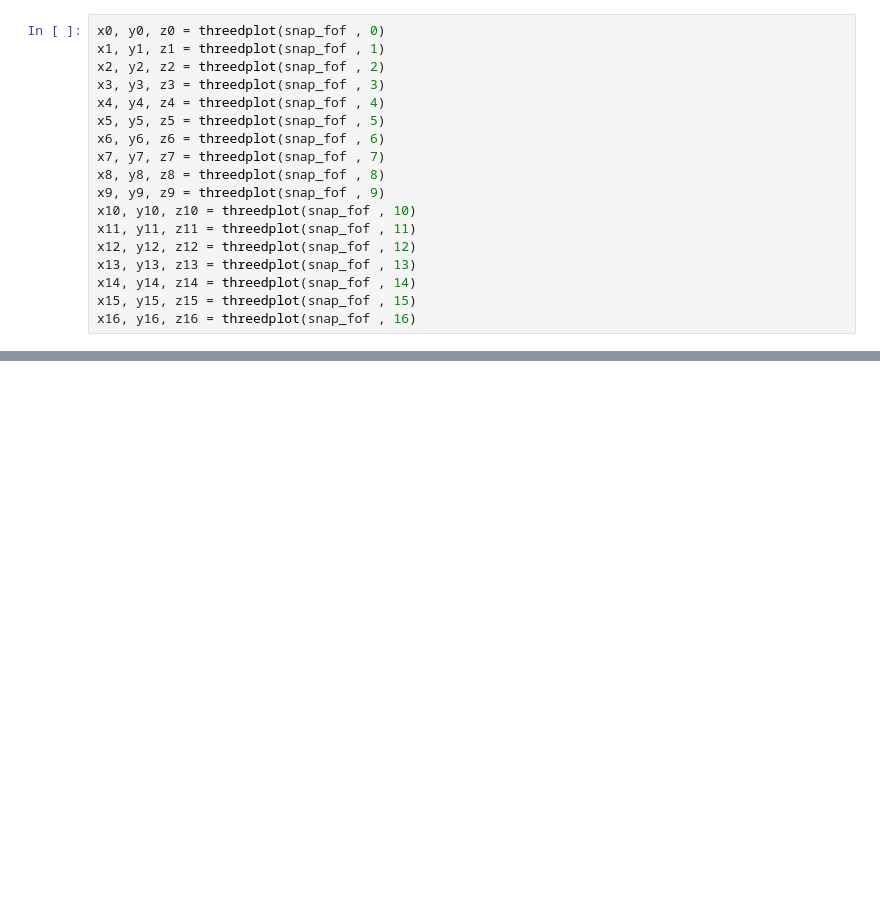
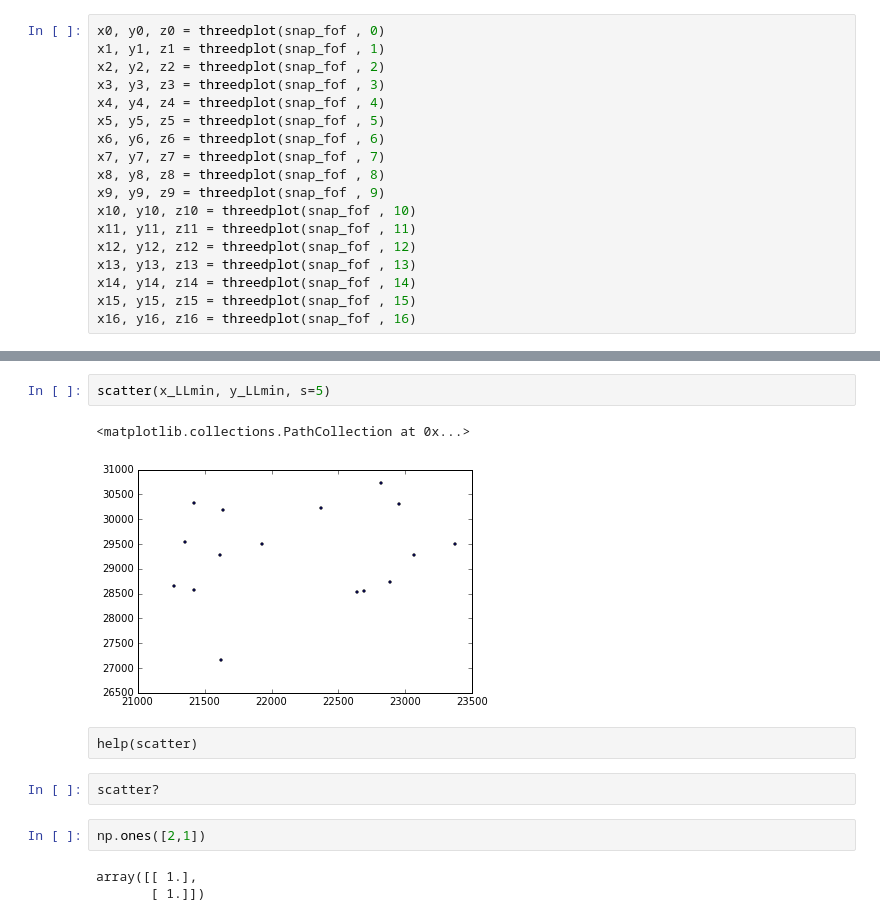
Before and after one commit to jngaravitoc/DwarfAssociations, a Jupyter notebook: code/FOF/3d_plots_p.ipynb, the cells around one changed output, grey strips where cells are left out. Saved outputs shown, nothing was run; the diff lists cells and outputs as text; blank space fills up the shorter version.

```diff
--- a/code/FOF/3d_plots_p.ipynb
+++ b/code/FOF/3d_plots_p.ipynb
@@ -261,0 +317,14 @@ py.iplot(fig, filename='group1.png')
+# %%
+scatter(x_LLmin, y_LLmin, s=5)
+# %% [output]
+<matplotlib.collections.PathCollection at 0x...>
+[figure, added]
+# %% [raw]
+help(scatter)
+# %%
+scatter?
+# %%
+np.ones([2,1])
+# %% [output]
+array([[ 1.],
+       [ 1.]])
```
Also changed, not shown: parts of 7 cells of this notebook.
